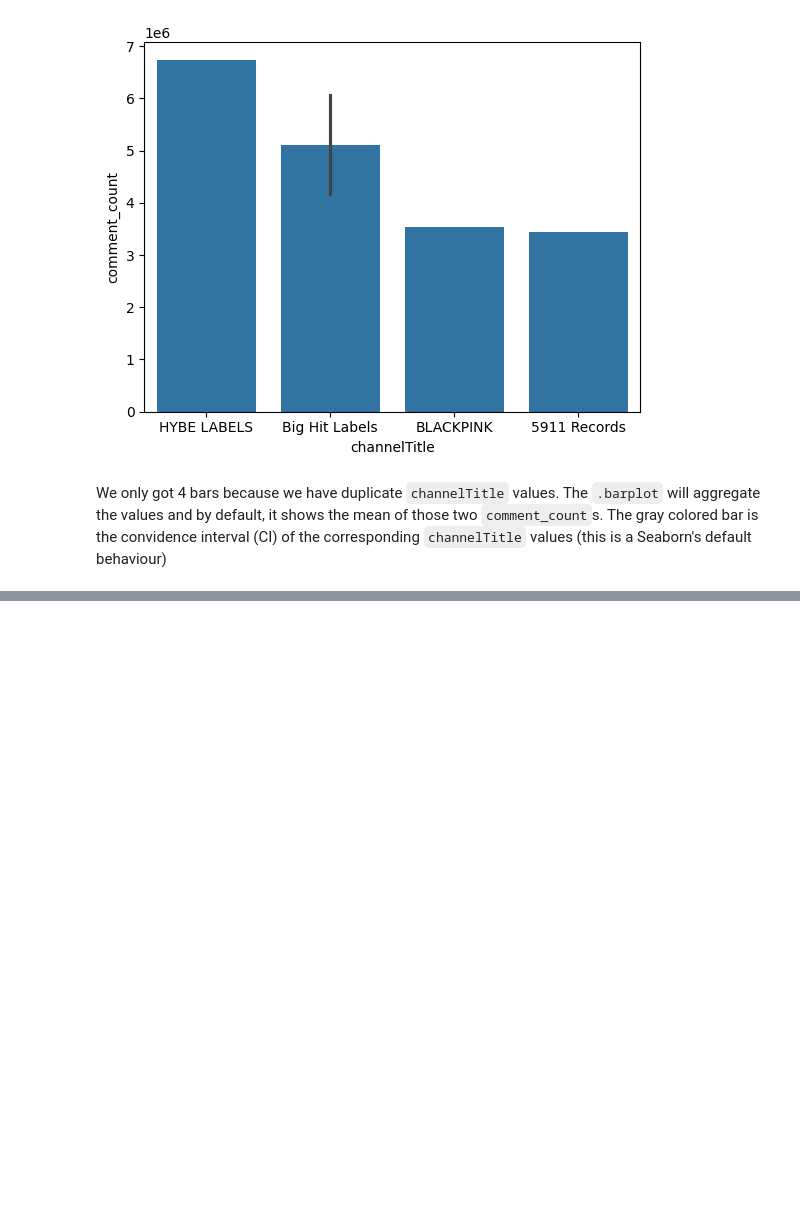
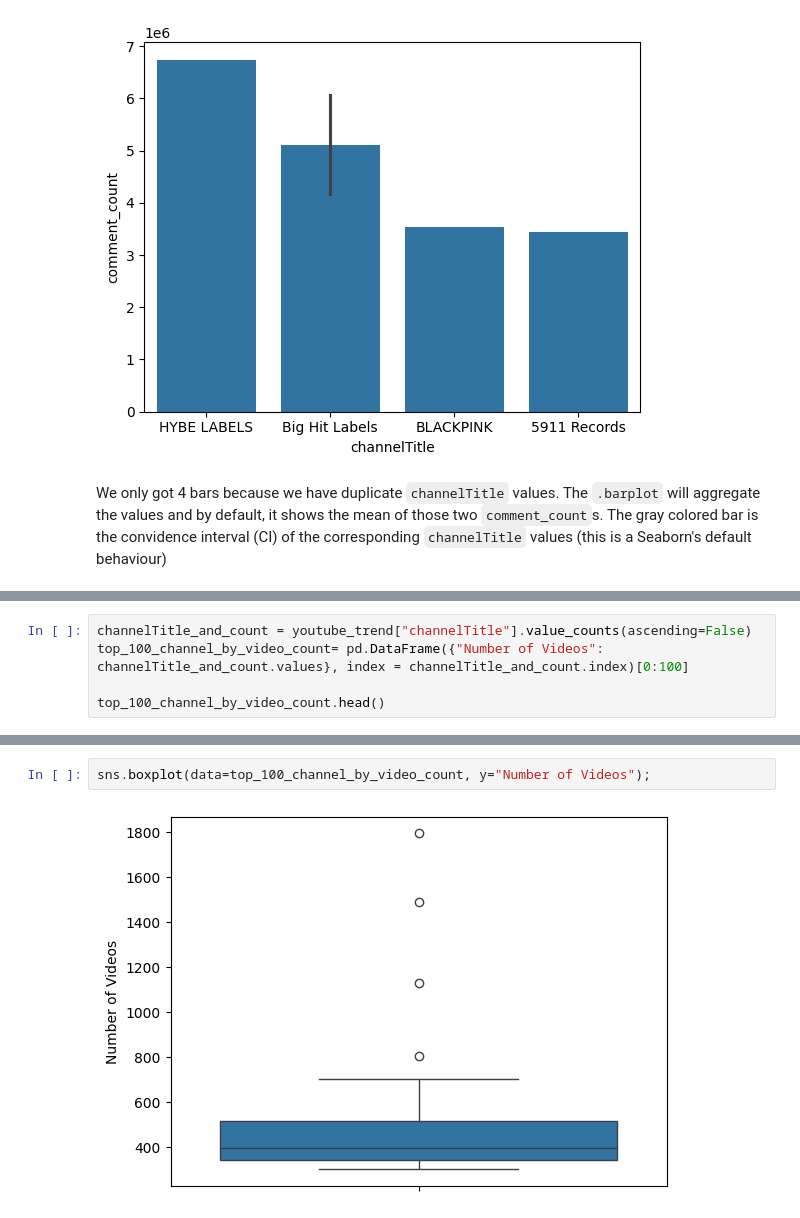
Before and after one commit to mkim2178/Lets_Pandas, a Jupyter notebook: why_so_trendy/trend_analyzer.ipynb, the cells around one changed output, grey strips where cells are left out. Cells and saved outputs as stored; diff of their text form; blank space fills up the shorter version.

Commit message:
still working on analyzing the actual number of videos on this dataset (a number of unique)

```diff
--- a/why_so_trendy/trend_analyzer.ipynb
+++ b/why_so_trendy/trend_analyzer.ipynb
@@ -162,0 +149,5 @@ youtube_trend[youtube_trend["title"] == "Discord Loot Boxes are here."]
+# %%
+channelTitle_and_count = youtube_trend["channelTitle"].value_counts(ascending=False)
+top_100_channel_by_video_count= pd.DataFrame({"Number of Videos": channelTitle_and_count.values}, index = channelTitle_and_count.index)[0:100]
+
+top_100_channel_by_video_count.head()
@@ -162,0 +162,4 @@ youtube_trend[youtube_trend["title"] == "Discord Loot Boxes are here."]
+# %%
+sns.boxplot(data=top_100_channel_by_video_count, y="Number of Videos");
+# %% [output]
+[figure, added]
```
Also changed, not shown: parts of 13 cells of this notebook.
